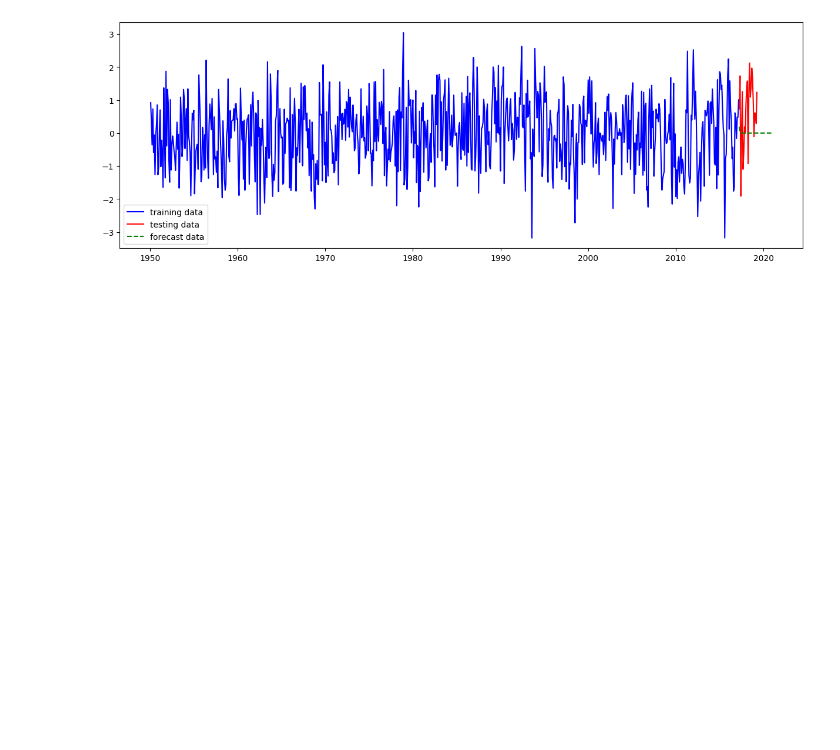
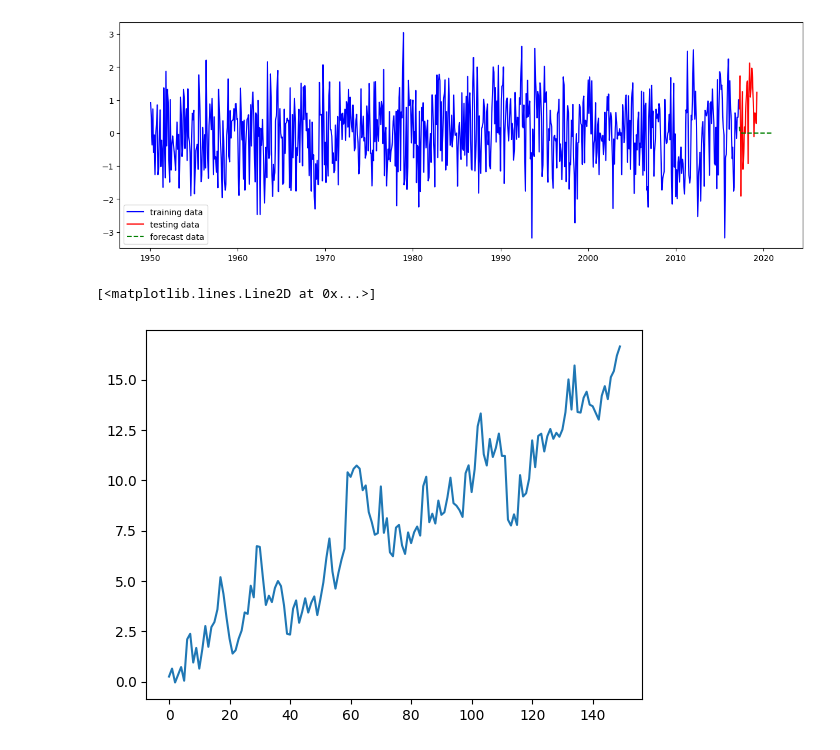
Before and after one commit to noeroelama/zemi, a Jupyter notebook: 20230314_ARMA_Part2/20230221_ARMA_Part2.ipynb, the cells around one changed output. Drawn from its saved outputs; the diff is of its cells as text; code cells hidden in the pictures; blank space fills up the shorter version.

```diff
--- a/20230314_ARMA_Part2/20230221_ARMA_Part2.ipynb
+++ b/20230314_ARMA_Part2/20230221_ARMA_Part2.ipynb
@@ -266,3 +267,8 @@ plt.legend()
 # %% [output]
 <matplotlib.legend.Legend at 0x...>
 [figure]
+# %%
+plt.plot(demo.trending_data)
+# %% [output]
+[<matplotlib.lines.Line2D at 0x...>]
+[figure, added]
```
Also changed, not shown: parts of 4 cells of this notebook, 4 other files.
